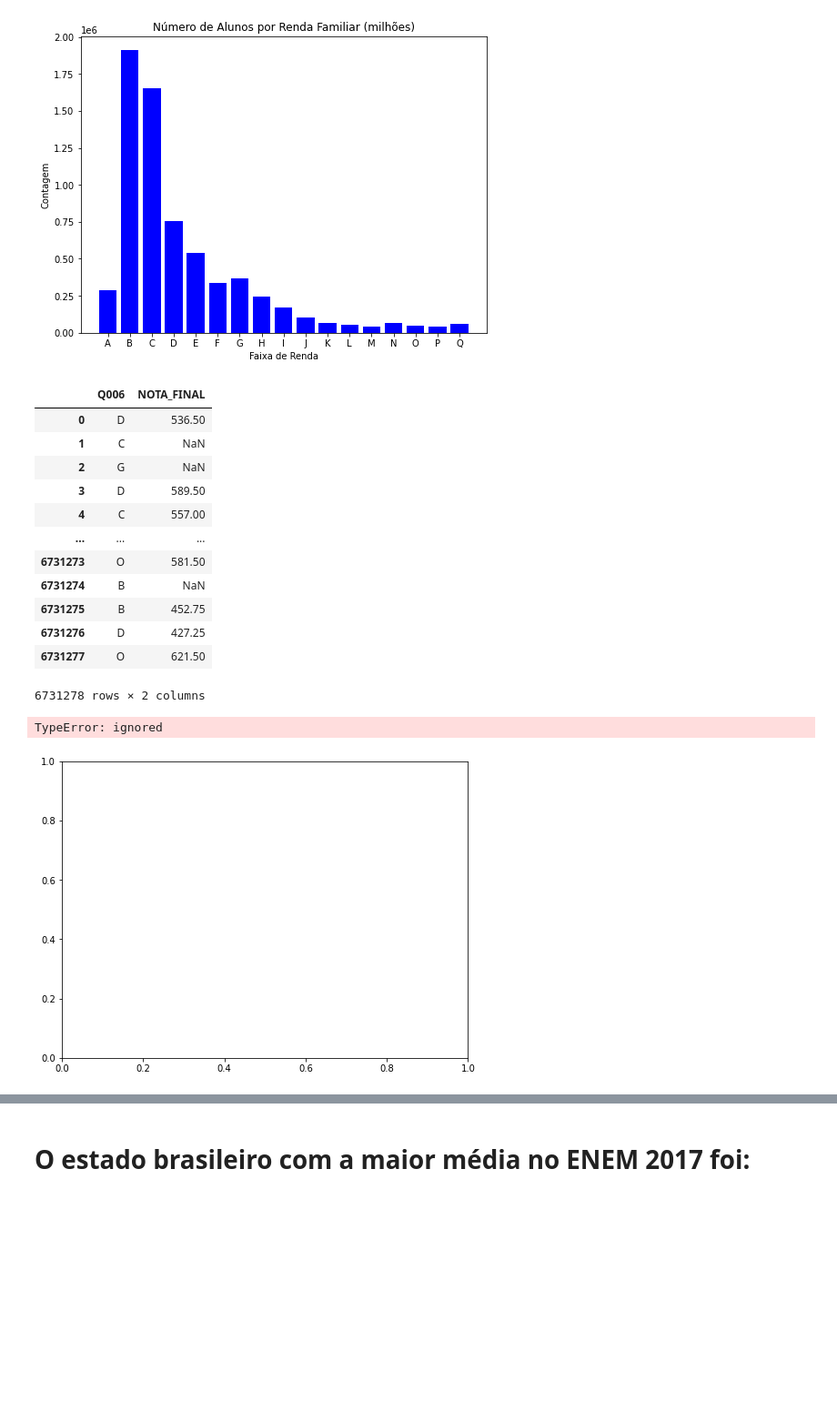
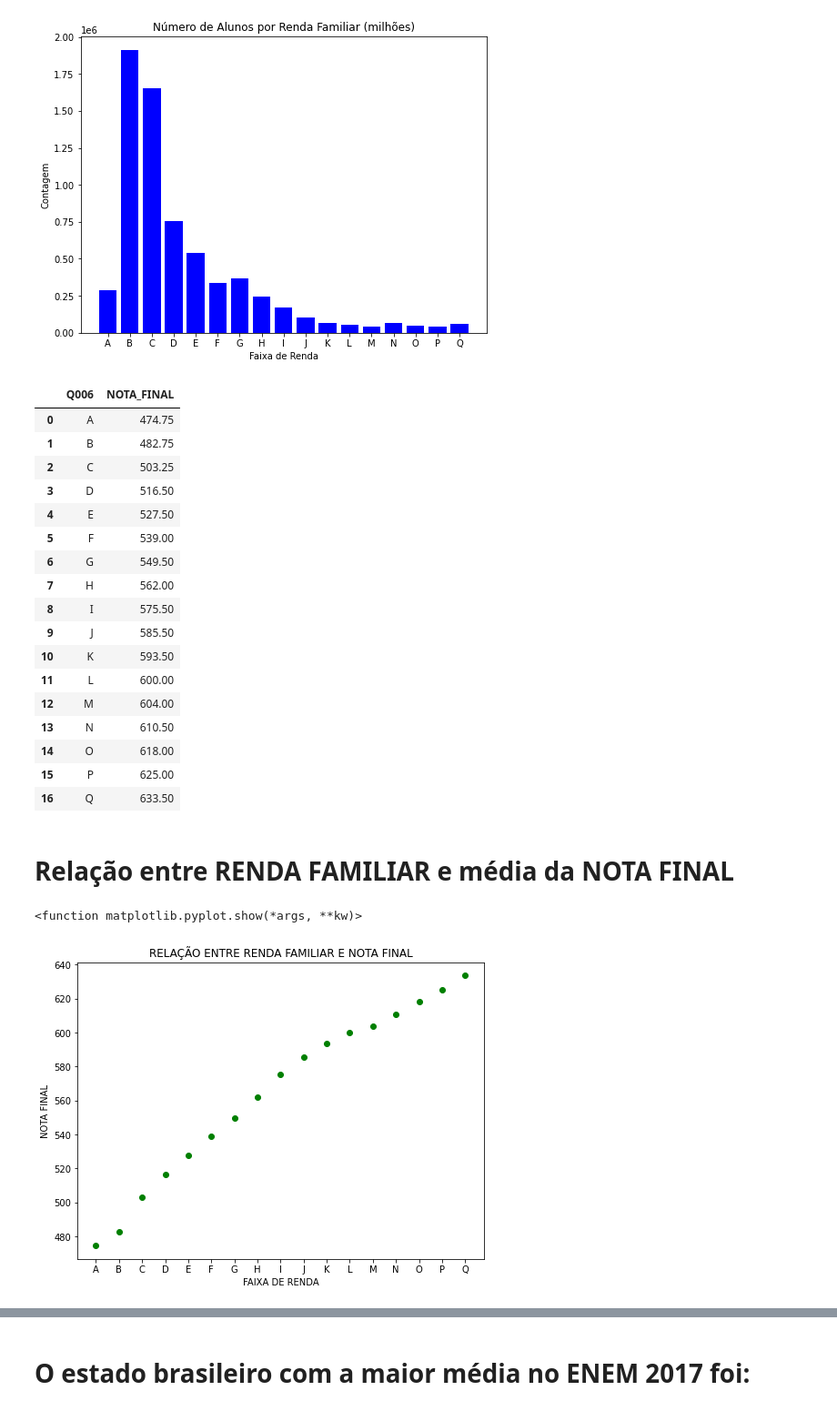
Before and after one commit to audreymoreira/case_ENEM_2017, a Jupyter notebook: Vistas_do_ENEM_2017.ipynb, the cells around one changed output, grey strips where cells are left out. Shown: that part at 91% size. Saved outputs shown, nothing was run; the diff lists cells and outputs as text; code cells hidden in the pictures; blank space fills up the shorter version.

```diff
--- a/Vistas_do_ENEM_2017.ipynb
+++ b/Vistas_do_ENEM_2017.ipynb
@@ -231,31 +231,38 @@ plt.show
 [figure]
 # %%
 renda_e_nota_final = enem_2017[['Q006', 'NOTA_FINAL']]
-renda_e_nota_final.groupby('Q006').mean().reset_index()
+renda_e_nota_final = renda_e_nota_final.groupby('Q006').mean().reset_index()
 renda_e_nota_final
 # %% [output]
 |  | Q006 | NOTA_FINAL |
-| 0 | D | 536.50 |
-| 1 | C | NaN |
-| 2 | G | NaN |
-| 3 | D | 589.50 |
-| 4 | C | 557.00 |
-| ... | ... | ... |
-| 6731273 | O | 581.50 |
-| 6731274 | B | NaN |
-| 6731275 | B | 452.75 |
-| 6731276 | D | 427.25 |
-| 6731277 | O | 621.50 |
+| 0 | A | 474.75 |
+| 1 | B | 482.75 |
+| 2 | C | 503.25 |
+| 3 | D | 516.50 |
+| 4 | E | 527.50 |
+| 5 | F | 539.00 |
+| 6 | G | 549.50 |
+| 7 | H | 562.00 |
+| 8 | I | 575.50 |
+| 9 | J | 585.50 |
+| 10 | K | 593.50 |
+| 11 | L | 600.00 |
+| 12 | M | 604.00 |
+| 13 | N | 610.50 |
+| 14 | O | 618.00 |
+| 15 | P | 625.00 |
+| 16 | Q | 633.50 |
-6731278 rows × 2 columns
+# %% [markdown]
+# Relação entre RENDA FAMILIAR e média da NOTA FINAL
 # %%
-var_x = renda_e_nota_final.Q006
+var_x = renda_e_nota_final['Q006']
 var_y = renda_e_nota_final['NOTA_FINAL']
 plt.figure(figsize = (8, 6))
-plt.bar(var_x, var_y,color='green', width=0.8)
+plt.scatter(var_x,var_y, color='green')
 plt.xlabel('FAIXA DE RENDA')
 plt.ylabel('NOTA FINAL')
 plt.title('RELAÇÃO ENTRE RENDA FAMILIAR E NOTA FINAL')
 plt.show
 # %% [output]
-TypeError: ignored
+<function matplotlib.pyplot.show(*args, **kw)>
-[figure, old version]
+[figure, new version]
```
Also changed, not shown: parts of 38 cells of this notebook.
